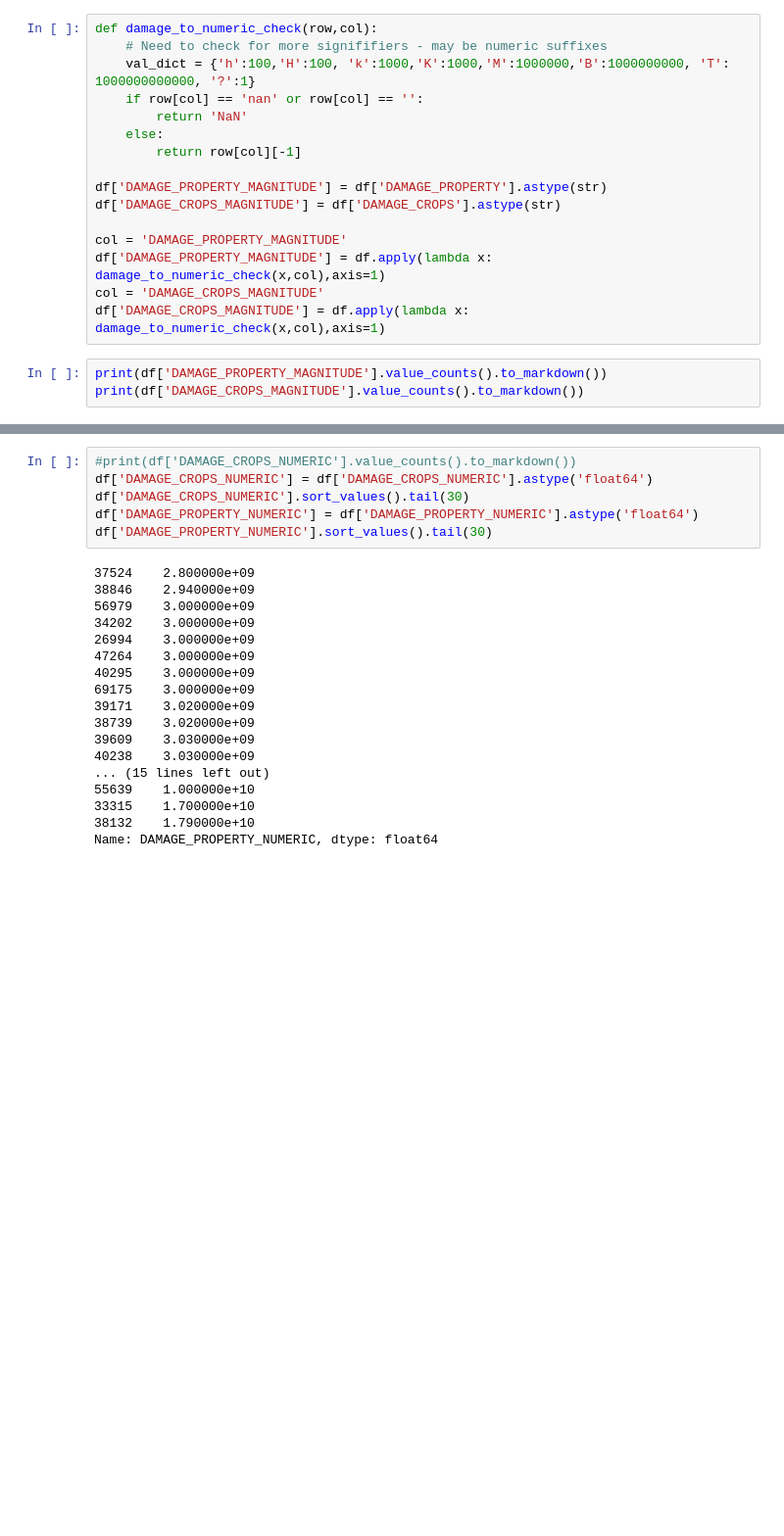
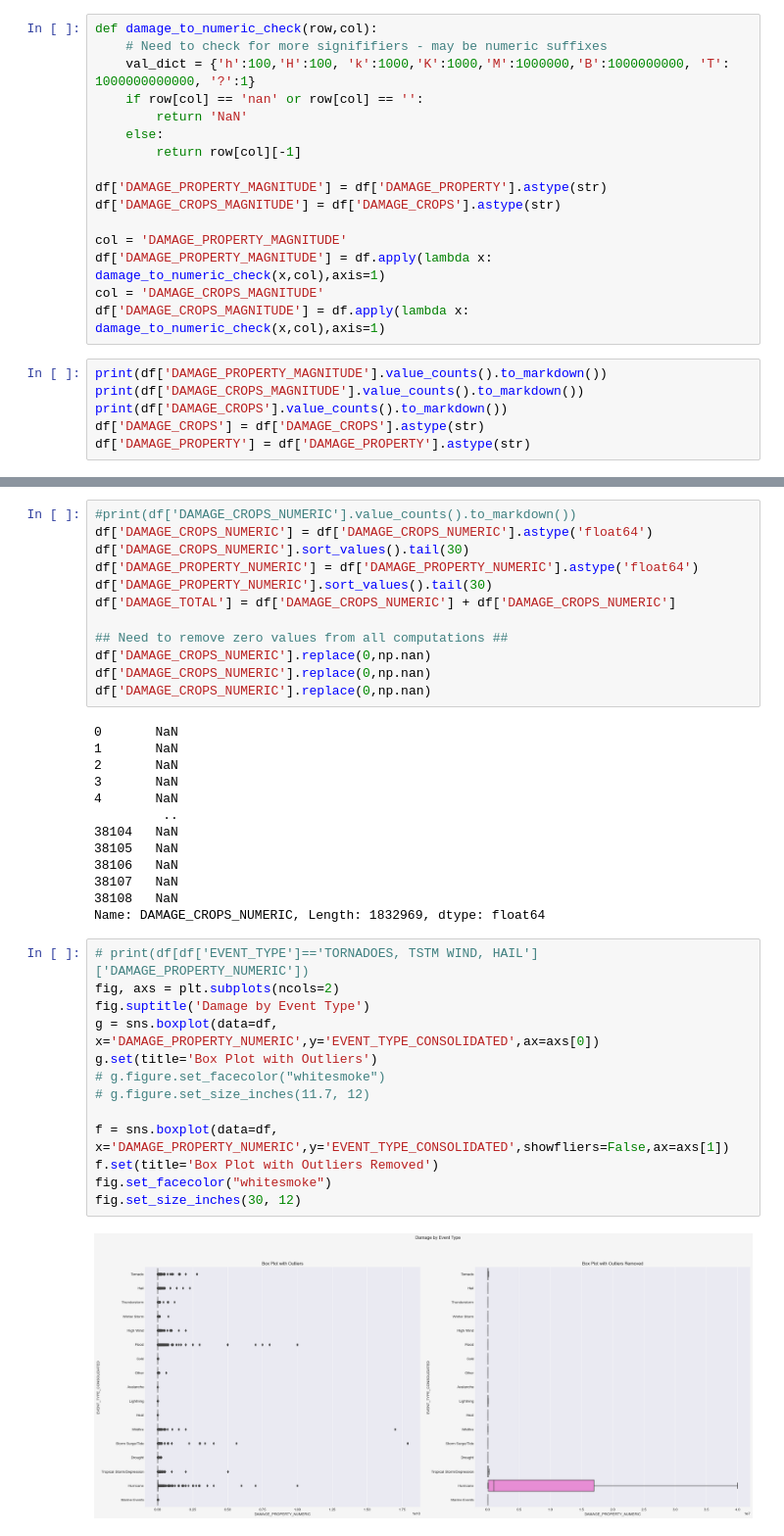
Before and after one commit to lexbuko22/NOAA_Weather_Event_Datamining, a Jupyter notebook: Storm-Event-Data Notebook.ipynb, the cells around one changed output, grey strips where cells are left out. Shown at 98% size. Cells and saved outputs as stored; diff of their text form; blank space fills up the shorter version.

```diff
--- a/Storm-Event-Data Notebook.ipynb
+++ b/Storm-Event-Data Notebook.ipynb
@@ -186,6 +273,9 @@ df['DAMAGE_CROPS_MAGNITUDE'] = df.apply(lambda x: damage_to_numeric_check(x,col)
 # %%
 print(df['DAMAGE_PROPERTY_MAGNITUDE'].value_counts().to_markdown())
 print(df['DAMAGE_CROPS_MAGNITUDE'].value_counts().to_markdown())
+print(df['DAMAGE_CROPS'].value_counts().to_markdown())
+df['DAMAGE_CROPS'] = df['DAMAGE_CROPS'].astype(str)
+df['DAMAGE_PROPERTY'] = df['DAMAGE_PROPERTY'].astype(str)
 # %% [output]
 |     |   DAMAGE_PROPERTY_MAGNITUDE |
 |:----|----------------------------:|
@@ -250,22 +320,38 @@ df['DAMAGE_CROPS_NUMERIC'] = df['DAMAGE_CROPS_NUMERIC'].astype('float64')
 df['DAMAGE_CROPS_NUMERIC'].sort_values().tail(30)
 df['DAMAGE_PROPERTY_NUMERIC'] = df['DAMAGE_PROPERTY_NUMERIC'].astype('float64')
 df['DAMAGE_PROPERTY_NUMERIC'].sort_values().tail(30)
+df['DAMAGE_TOTAL'] = df['DAMAGE_CROPS_NUMERIC'] + df['DAMAGE_CROPS_NUMERIC']
+
+## Need to remove zero values from all computations ##
+df['DAMAGE_CROPS_NUMERIC'].replace(0,np.nan)
+df['DAMAGE_CROPS_NUMERIC'].replace(0,np.nan)
+df['DAMAGE_CROPS_NUMERIC'].replace(0,np.nan)
 # %% [output]
-37524    2.800000e+09
-38846    2.940000e+09
-56979    3.000000e+09
-34202    3.000000e+09
-26994    3.000000e+09
-47264    3.000000e+09
-40295    3.000000e+09
-69175    3.000000e+09
-39171    3.020000e+09
-38739    3.020000e+09
-39609    3.030000e+09
-40238    3.030000e+09
-... (15 lines left out)
-55639    1.000000e+10
-33315    1.700000e+10
-38132    1.790000e+10
-Name: DAMAGE_PROPERTY_NUMERIC, dtype: float64
+0       NaN
+1       NaN
+2       NaN
+3       NaN
+4       NaN
+         ..
+38104   NaN
+38105   NaN
+38106   NaN
+38107   NaN
+38108   NaN
+Name: DAMAGE_CROPS_NUMERIC, Length: 1832969, dtype: float64
+# %%
+# print(df[df['EVENT_TYPE']=='TORNADOES, TSTM WIND, HAIL']['DAMAGE_PROPERTY_NUMERIC'])
+fig, axs = plt.subplots(ncols=2)
+fig.suptitle('Damage by Event Type')
+g = sns.boxplot(data=df, x='DAMAGE_PROPERTY_NUMERIC',y='EVENT_TYPE_CONSOLIDATED',ax=axs[0])
+g.set(title='Box Plot with Outliers')
+# g.figure.set_facecolor("whitesmoke")
+# g.figure.set_size_inches(11.7, 12)
+
+f = sns.boxplot(data=df, x='DAMAGE_PROPERTY_NUMERIC',y='EVENT_TYPE_CONSOLIDATED',showfliers=False,ax=axs[1])
+f.set(title='Box Plot with Outliers Removed')
+fig.set_facecolor("whitesmoke")
+fig.set_size_inches(30, 12)
+# %% [output]
+[figure, added]
 # %%
```
Also changed, not shown: parts of 30 cells of this notebook.
